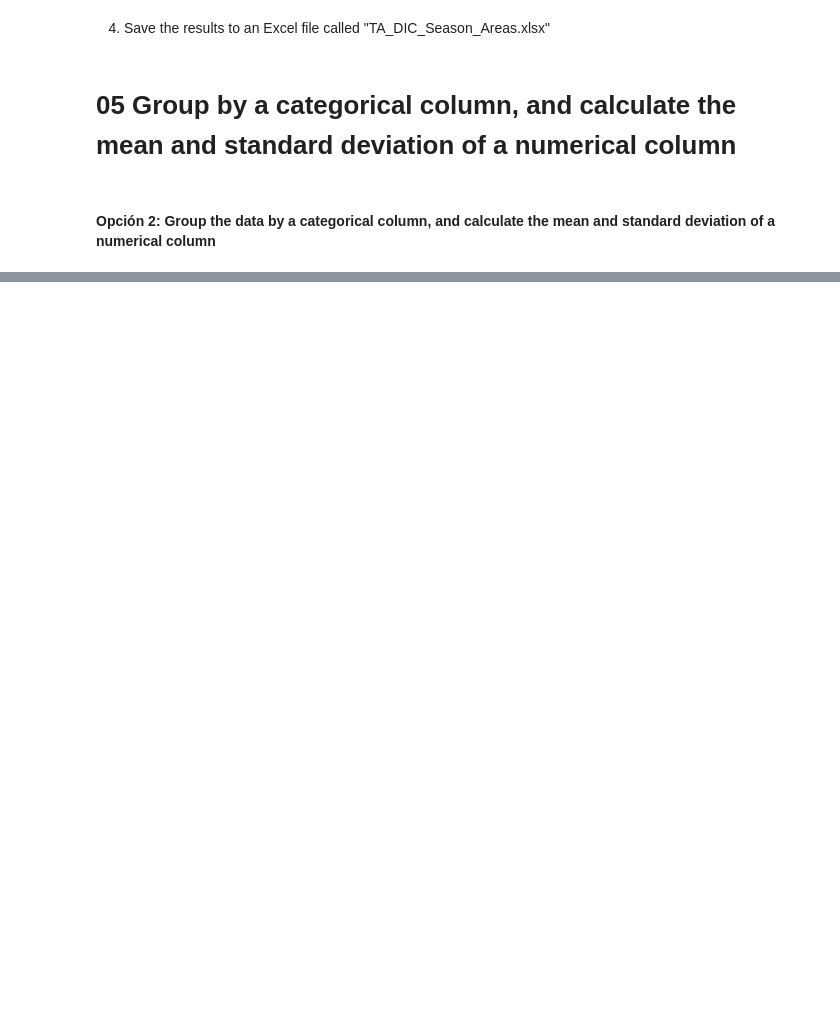
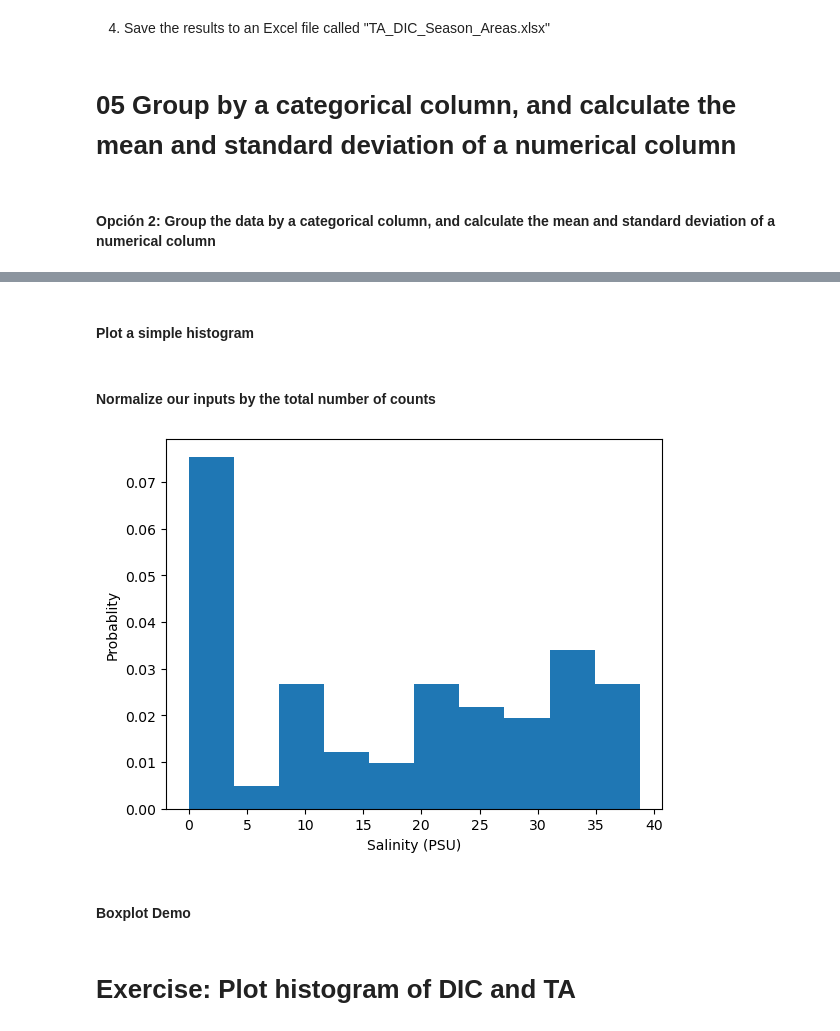
Before and after one commit to jpoh2/modelab-jp, a Jupyter notebook: 06_terminos_df_estadistica.ipynb, the cells around one changed output, grey strips where cells are left out. Cells and saved outputs as stored; diff of their text form; code cells hidden in the pictures; blank space fills up the shorter version.

Commit message:
Exercise 06: Plot histogram of DIC and TA

```diff
--- a/06_terminos_df_estadistica.ipynb
+++ b/06_terminos_df_estadistica.ipynb
@@ -446,0 +220,2 @@ formatted_result.to_csv("TA_DIC_Season_Areas2.csv", index=False)
+# %% [markdown]
+#### Plot a simple histogram
@@ -446,0 +232,16 @@ formatted_result.to_csv("TA_DIC_Season_Areas2.csv", index=False)
+# %% [markdown]
+#### Normalize our inputs by the total number of counts
+# %%
+# Plot the histogram with density (nomalized)
+# Select data
+data = terminos_df["sal_psu"]
+
+
+plt.hist(data, bins=10, density=True)
+plt.xlabel("Salinity (PSU)")
+plt.ylabel("Probablity")
+plt.show()
+# %% [output]
+[figure, added]
+# %% [markdown]
+#### Boxplot Demo
@@ -446,0 +283,2 @@ formatted_result.to_csv("TA_DIC_Season_Areas2.csv", index=False)
+# %% [markdown]
+# Exercise: Plot histogram of DIC and TA
```
Also changed, not shown: parts of 35 cells of this notebook, 1 other file.
